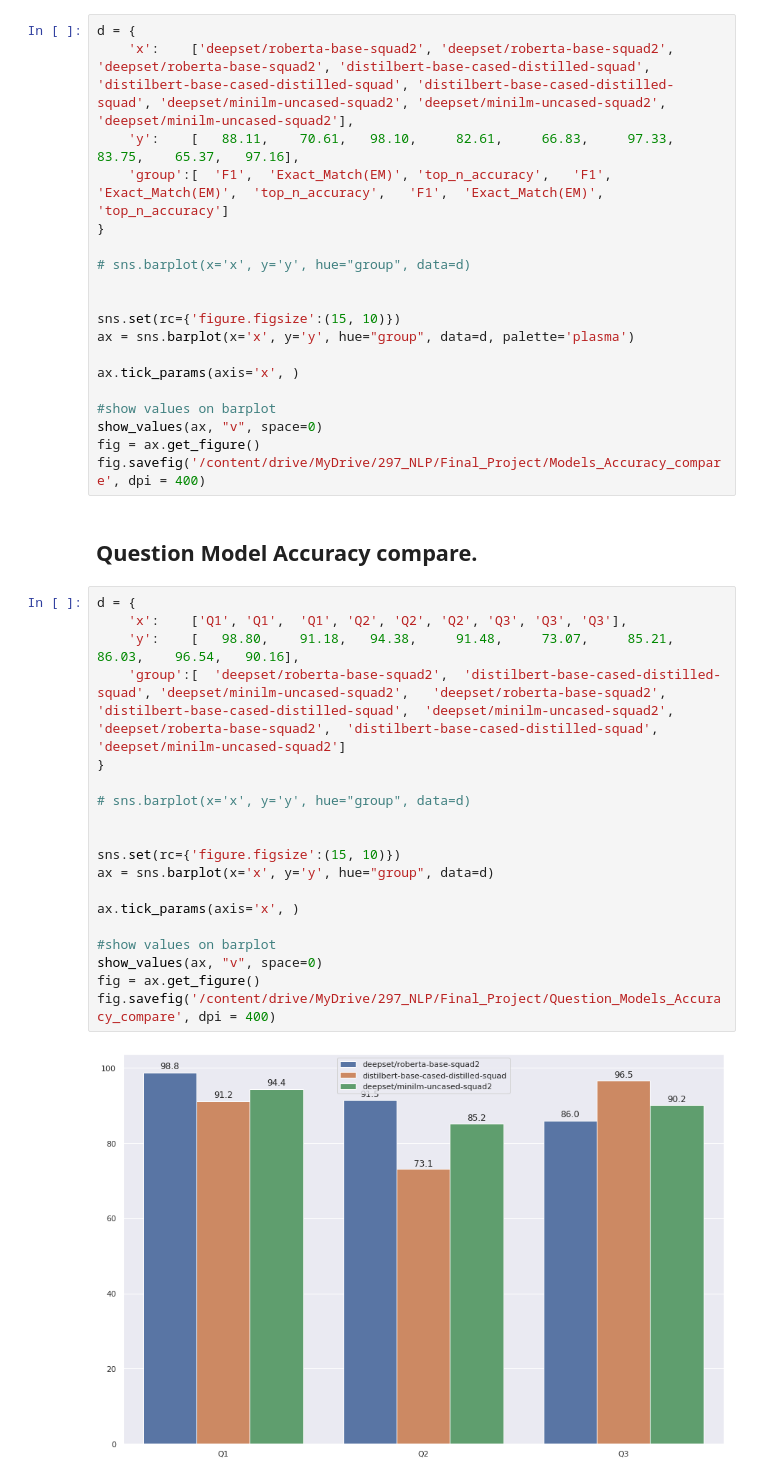
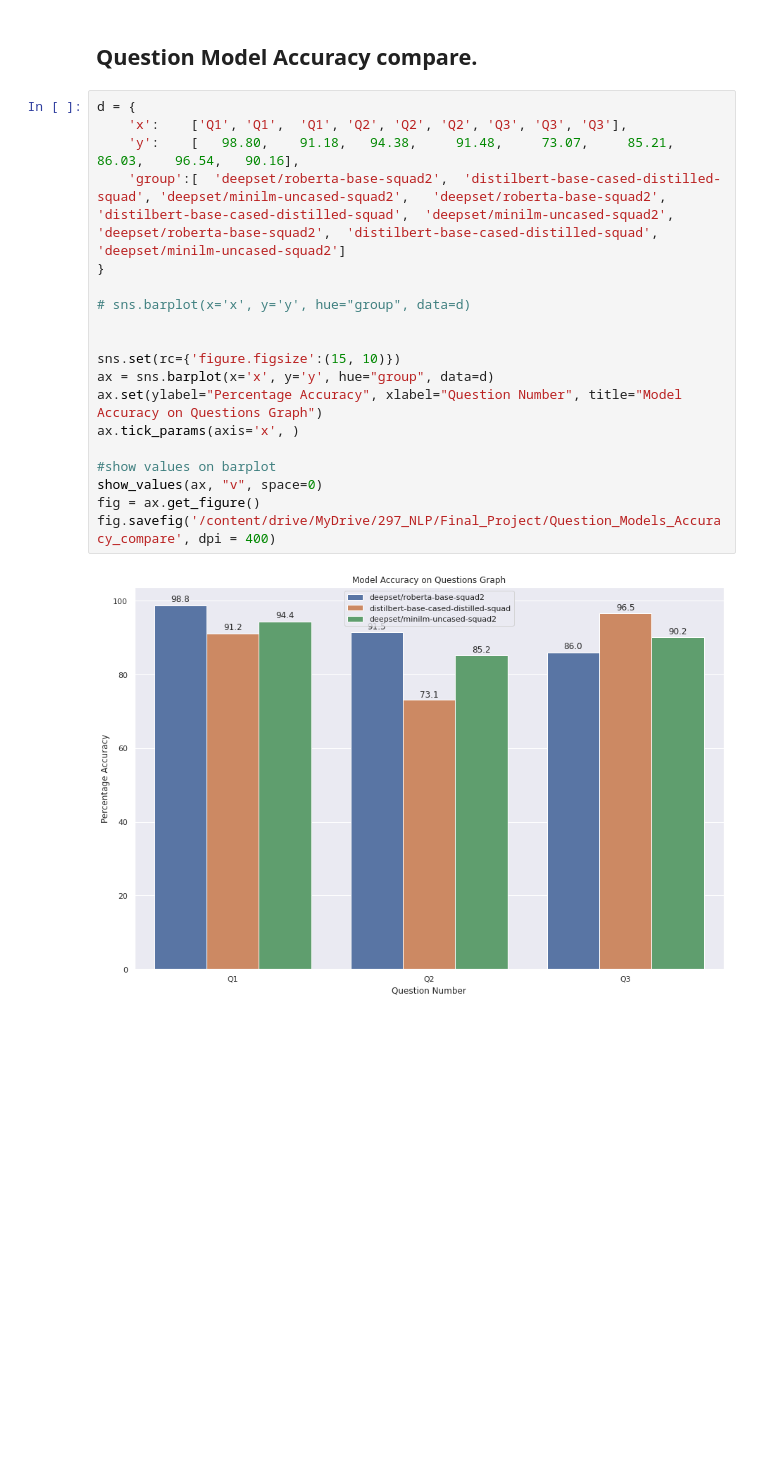
Before and after one commit to PLEX-GR00T/NLP_Application, a Jupyter notebook: Model_Comparison_Custom_QA_dataset.ipynb, the cells around one changed output. Cells and saved outputs as stored; diff of their text form; blank space fills up the shorter version.

```diff
--- a/Model_Comparison_Custom_QA_dataset.ipynb
+++ b/Model_Comparison_Custom_QA_dataset.ipynb
@@ -349,42 +349,23 @@ fig.savefig('/content/drive/MyDrive/297_NLP/Final_Project/Models_Accuracy_compar
-# %%
-d = {
-    'x':    ['deepset/roberta-base-squad2', 'deepset/roberta-base-squad2',  'deepset/roberta-base-squad2', 'distilbert-base-cased-distilled-squad', 'distilbert-base-cased-distilled-squad', 'distilbert-base-cased-distilled-squad', 'deepset/minilm-uncased-squad2', 'deepset/minilm-uncased-squad2', 'deepset/minilm-uncased-squad2'],
-    'y':    [   88.11,    70.61,   98.10,     82.61,     66.83,     97.33,    83.75,    65.37,   97.16],
-    'group':[  'F1',  'Exact_Match(EM)', 'top_n_accuracy',   'F1',  'Exact_Match(EM)',  'top_n_accuracy',   'F1',  'Exact_Match(EM)',  'top_n_accuracy']
-}
-
-# sns.barplot(x='x', y='y', hue="group", data=d)
-
-
-sns.set(rc={'figure.figsize':(15, 10)})
-ax = sns.barplot(x='x', y='y', hue="group", data=d, palette='plasma')
-
-ax.tick_params(axis='x', )
-
-#show values on barplot
-show_values(ax, "v", space=0)
-fig = ax.get_figure()
-fig.savefig('/content/drive/MyDrive/297_NLP/Final_Project/Models_Accuracy_compare', dpi = 400)
 # %% [markdown]
 ## Question Model Accuracy compare.
 # %%
 d = {
     'x':    ['Q1', 'Q1',  'Q1', 'Q2', 'Q2', 'Q2', 'Q3', 'Q3', 'Q3'],
     'y':    [   98.80,    91.18,   94.38,     91.48,     73.07,     85.21,    86.03,    96.54,   90.16],
     'group':[  'deepset/roberta-base-squad2',  'distilbert-base-cased-distilled-squad', 'deepset/minilm-uncased-squad2',   'deepset/roberta-base-squad2',  'distilbert-base-cased-distilled-squad',  'deepset/minilm-uncased-squad2',   'deepset/roberta-base-squad2',  'distilbert-base-cased-distilled-squad',  'deepset/minilm-uncased-squad2']
 }
 
 # sns.barplot(x='x', y='y', hue="group", data=d)
 
 
 sns.set(rc={'figure.figsize':(15, 10)})
 ax = sns.barplot(x='x', y='y', hue="group", data=d)
-
+ax.set(ylabel="Percentage Accuracy", xlabel="Question Number", title="Model Accuracy on Questions Graph")
 ax.tick_params(axis='x', )
 
 #show values on barplot
 show_values(ax, "v", space=0)
 fig = ax.get_figure()
 fig.savefig('/content/drive/MyDrive/297_NLP/Final_Project/Question_Models_Accuracy_compare', dpi = 400)
 # %% [output]
-[figure, old version]
+[figure, new version]
```
Also changed, not shown: parts of 1 cell of this notebook.
